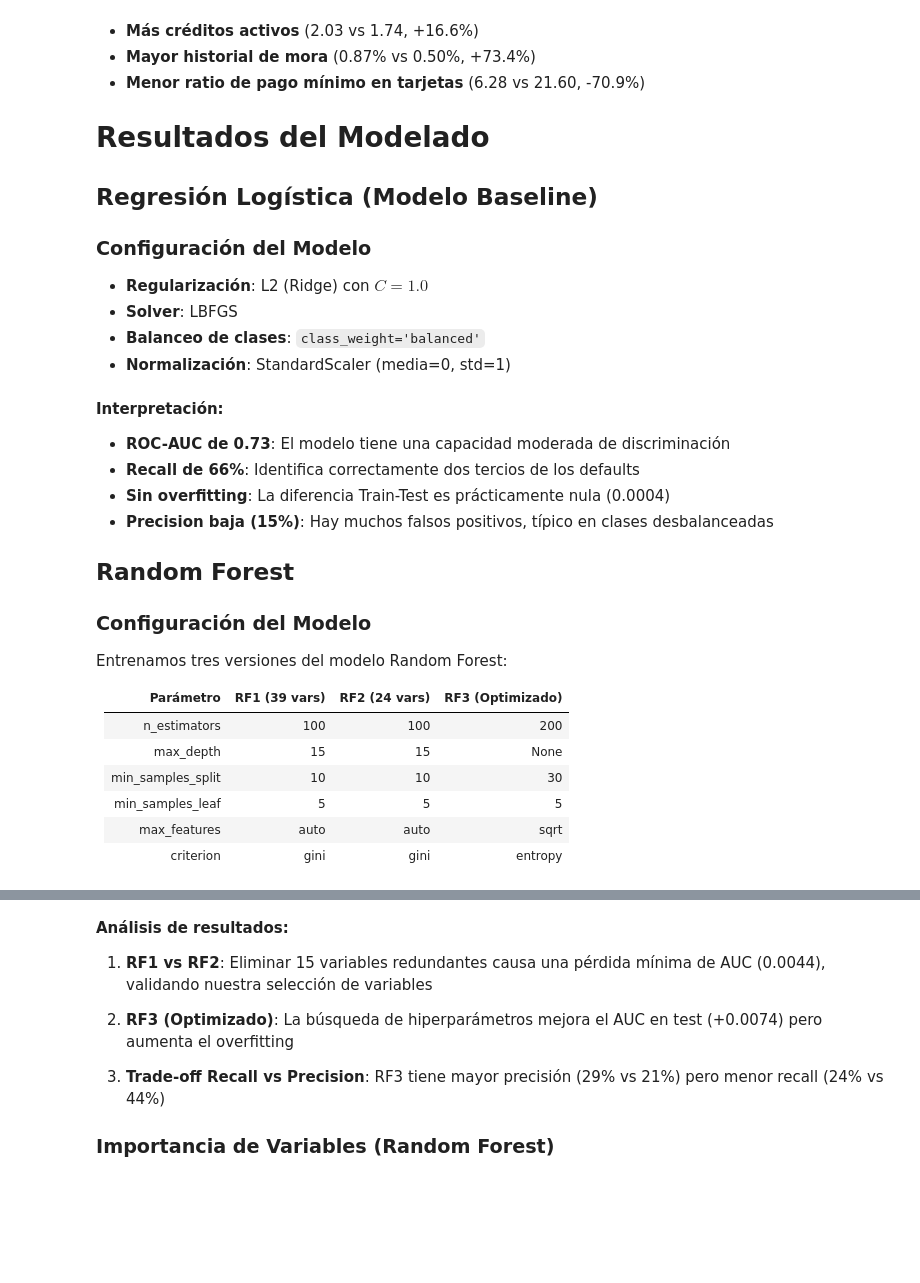
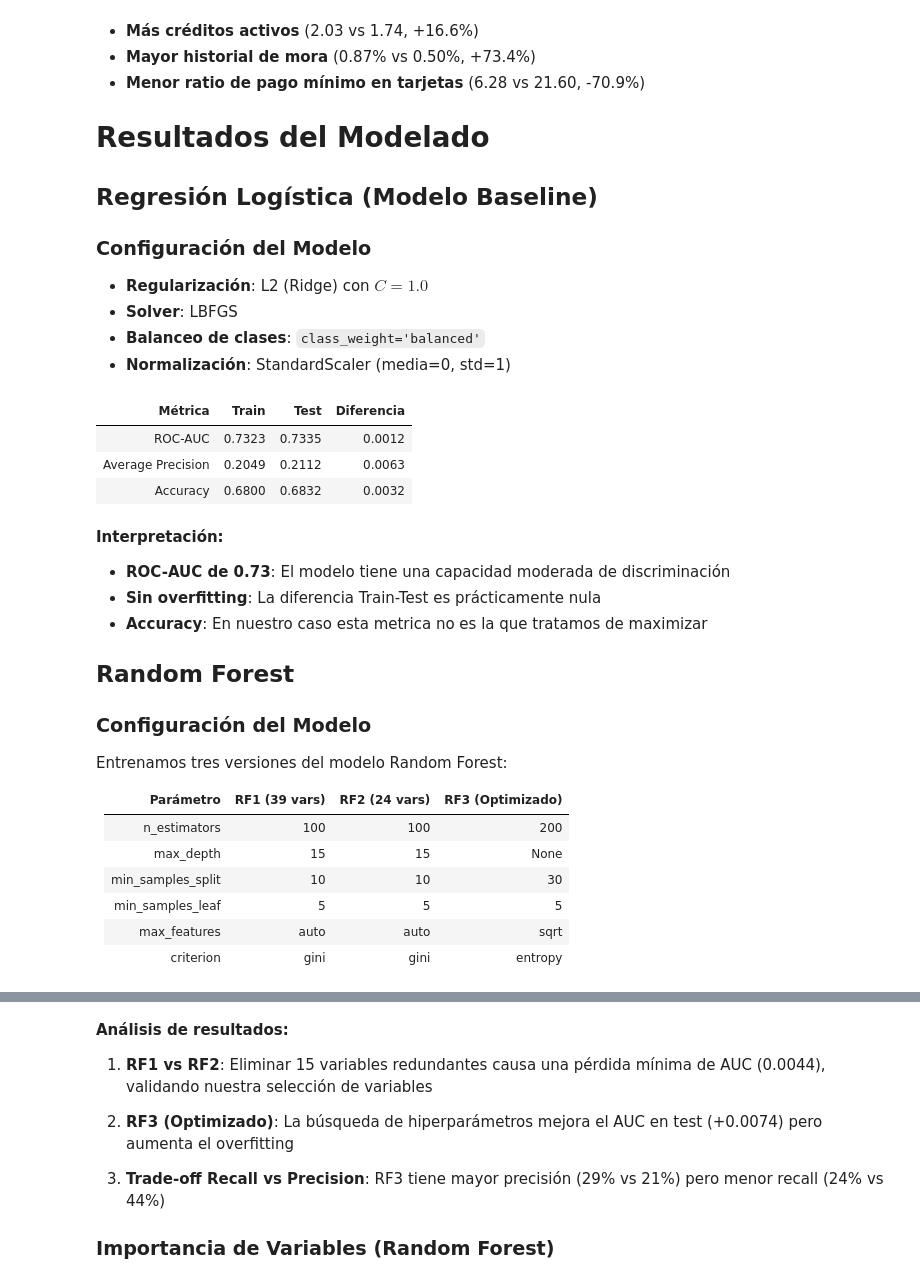
Before and after one commit to mellamanelpoeta/home_credit_risk_default, a Jupyter notebook: reporte-final/reporte.ipynb, the cells around one changed output, grey strips where cells are left out. Drawn from its saved outputs; the diff is of its cells as text; code cells hidden in the pictures; blank space fills up the shorter version.

```diff
--- a/reporte-final/reporte.ipynb
+++ b/reporte-final/reporte.ipynb
@@ -359,26 +378,47 @@ display(comparacion.style.hide(axis='index')
 # %%
 #| echo: false
 #| label: tbl-resultados-logreg
-#| tbl-cap: "Métricas de Regresión Logística"
+#| tbl-cap: "Métricas globales del modelo de Regresión Logística"
 
 logreg_results = pd.DataFrame({
-    'Métrica': ['ROC-AUC', 'Average Precision', 'Accuracy', 'Precision (Default)',
-                'Recall (Default)', 'F1-Score (Default)'],
-    'Train': [0.7323, 0.2049, 0.68, 0.15, 0.66, 0.25],
-    'Test': [0.7319, 0.2049, 0.68, 0.15, 0.66, 0.25],
-    'Diferencia': [0.0004, 0.0000, 0.00, 0.00, 0.00, 0.00]
+    'Métrica': [
+        'ROC-AUC',
+        'Average Precision',
+        'Accuracy'
+    ],
+    'Train': [
+        0.7323,
+        0.2049,
+        0.6800
+    ],
+    'Test': [
+        0.7335,
+        0.2112,
+        0.6832
+    ],
+    'Diferencia': [
+        0.7335 - 0.7323,   # 0.0012
+        0.2112 - 0.2049,   # 0.0063
+        0.6832 - 0.6800    # 0.0032
+    ]
 })
 
-display(logreg_results.style.hide(axis='index')
-        .format({'Train': '{:.4f}', 'Test': '{:.4f}', 'Diferencia': '{:.4f}'}))
+display(
+    logreg_results
+        .style.hide(axis='index')
+        .format({'Train': '{:.4f}', 'Test': '{:.4f}', 'Diferencia': '{:.4f}'})
+)
+# %% [output]
+| Métrica | Train | Test | Diferencia |
+| ROC-AUC | 0.7323 | 0.7335 | 0.0012 |
+| Average Precision | 0.2049 | 0.2112 | 0.0063 |
+| Accuracy | 0.6800 | 0.6832 | 0.0032 |
 # %% [markdown]
 **Interpretación:**
 
 - **ROC-AUC de 0.73**: El modelo tiene una capacidad moderada de discriminación
-- **Recall de 66%**: Identifica correctamente dos tercios de los defaults
-- **Sin overfitting**: La diferencia Train-Test es prácticamente nula (0.0004)
-- **Precision baja (15%)**: Hay muchos falsos positivos, típico en clases desbalanceadas
-
+- **Sin overfitting**: La diferencia Train-Test es prácticamente nula
+- **Accuracy**: En nuestro caso esta metrica no es la que tratamos de maximizar
 ## Random Forest
 
 ### Configuración del Modelo
```
Also changed, not shown: parts of 9 cells of this notebook.
